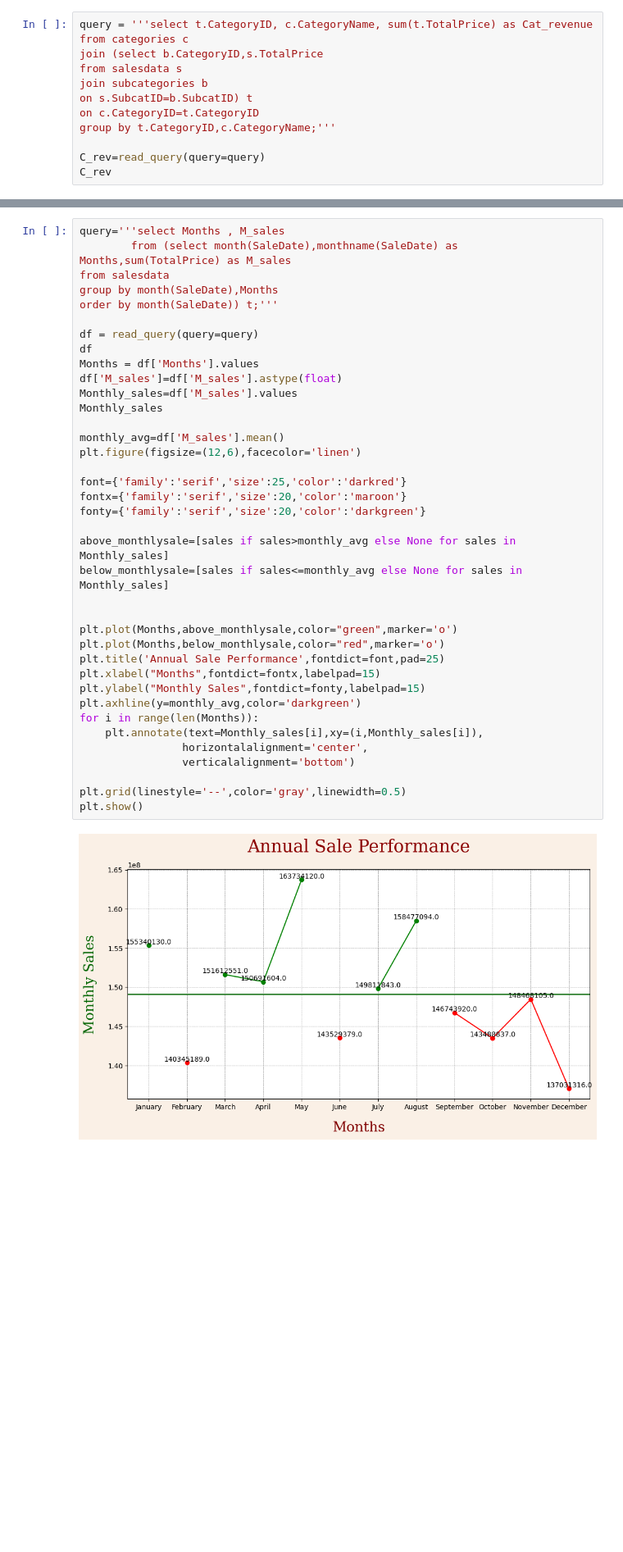
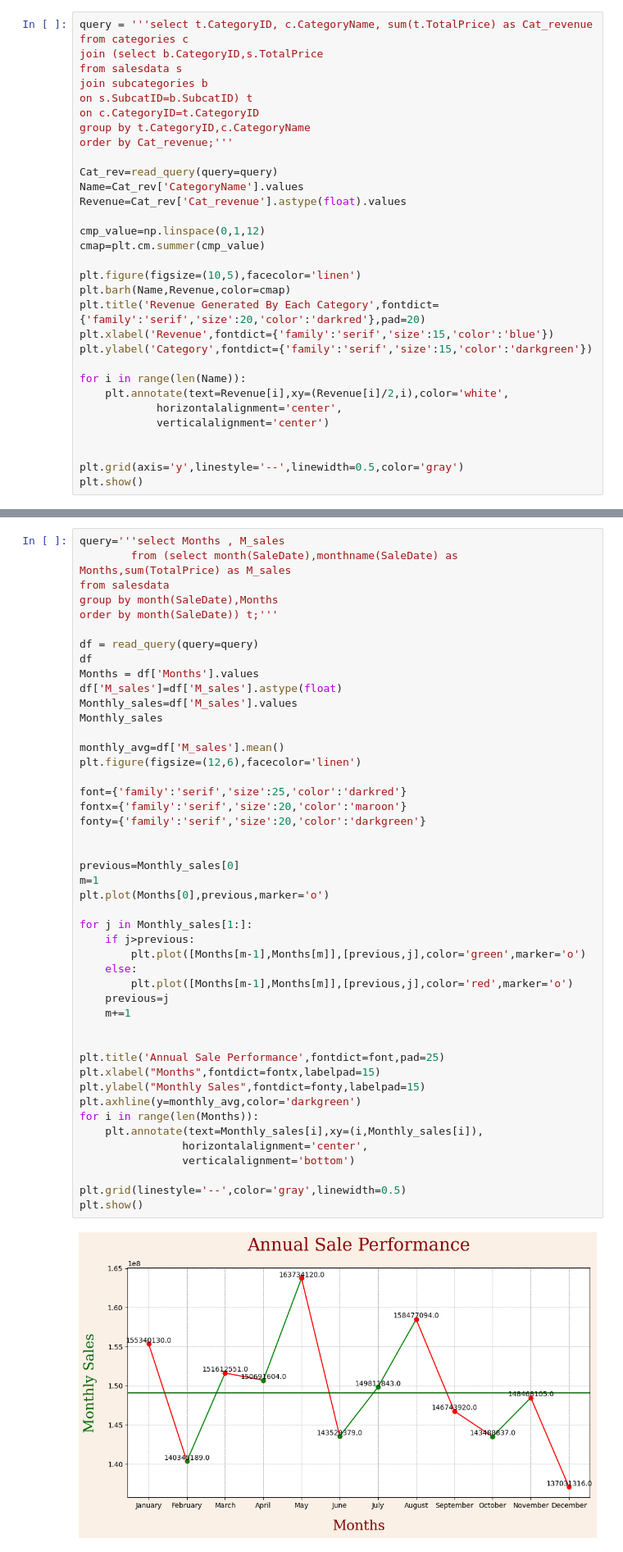
Before and after one commit to aniveshsharma/Ecommerce-Data-Analysis, a Jupyter notebook: SwiftMarket.ipynb, the cells around one changed output, grey strips where cells are left out. Shown at 82% size. Saved outputs shown, nothing was run; the diff lists cells and outputs as text; blank space fills up the shorter version.

Commit message:
Modify Graph

```diff
--- a/SwiftMarket.ipynb
+++ b/SwiftMarket.ipynb
@@ -794,8 +823,28 @@ from salesdata s
 join subcategories b
 on s.SubcatID=b.SubcatID) t
 on c.CategoryID=t.CategoryID
-group by t.CategoryID,c.CategoryName;'''
+group by t.CategoryID,c.CategoryName
+order by Cat_revenue;'''
 
-C_rev=read_query(query=query)
-C_rev
+Cat_rev=read_query(query=query)
+Name=Cat_rev['CategoryName'].values
+Revenue=Cat_rev['Cat_revenue'].astype(float).values
+
+cmp_value=np.linspace(0,1,12)
+cmap=plt.cm.summer(cmp_value)
+
+plt.figure(figsize=(10,5),facecolor='linen')
+plt.barh(Name,Revenue,color=cmap)
+plt.title('Revenue Generated By Each Category',fontdict={'family':'serif','size':20,'color':'darkred'},pad=20)
+plt.xlabel('Revenue',fontdict={'family':'serif','size':15,'color':'blue'})
+plt.ylabel('Category',fontdict={'family':'serif','size':15,'color':'darkgreen'})
+
+for i in range(len(Name)):
+    plt.annotate(text=Revenue[i],xy=(Revenue[i]/2,i),color='white',
+            horizontalalignment='center',
+            verticalalignment='center')
+
+
+plt.grid(axis='y',linestyle='--',linewidth=0.5,color='gray')
+plt.show()
 # %% [output]
@@ -814,38 +857,46 @@ group by month(SaleDate),Months
 order by month(SaleDate)) t;'''
 
 df = read_query(query=query)
 df
 Months = df['Months'].values
 df['M_sales']=df['M_sales'].astype(float)
 Monthly_sales=df['M_sales'].values
 Monthly_sales
 
 monthly_avg=df['M_sales'].mean()
 plt.figure(figsize=(12,6),facecolor='linen')
 
 font={'family':'serif','size':25,'color':'darkred'}
 fontx={'family':'serif','size':20,'color':'maroon'}
 fonty={'family':'serif','size':20,'color':'darkgreen'}
 
-above_monthlysale=[sales if sales>monthly_avg else None for sales in Monthly_sales]
-below_monthlysale=[sales if sales<=monthly_avg else None for sales in Monthly_sales]
+
+previous=Monthly_sales[0]
+m=1
+plt.plot(Months[0],previous,marker='o')
+
+for j in Monthly_sales[1:]:
+    if j>previous:
+        plt.plot([Months[m-1],Months[m]],[previous,j],color='green',marker='o')
+    else:
+        plt.plot([Months[m-1],Months[m]],[previous,j],color='red',marker='o')
+    previous=j
+    m+=1
 
 
-plt.plot(Months,above_monthlysale,color="green",marker='o')
-plt.plot(Months,below_monthlysale,color="red",marker='o')
 plt.title('Annual Sale Performance',fontdict=font,pad=25)
 plt.xlabel("Months",fontdict=fontx,labelpad=15)
 plt.ylabel("Monthly Sales",fontdict=fonty,labelpad=15)
 plt.axhline(y=monthly_avg,color='darkgreen')
 for i in range(len(Months)):
     plt.annotate(text=Monthly_sales[i],xy=(i,Monthly_sales[i]),
                 horizontalalignment='center',
                 verticalalignment='bottom')
 
 plt.grid(linestyle='--',color='gray',linewidth=0.5)
 plt.show()
 # %% [output]
-[figure, old version]
+[figure, new version]
 # %%
 above_monthlysale=[sales if sales>monthly_avg else None for sales in Monthly_sales]
 below_monthlysale=[sales if sales<=monthly_avg else None for sales in Monthly_sales]
```
Also changed, not shown: parts of 13 cells of this notebook.
